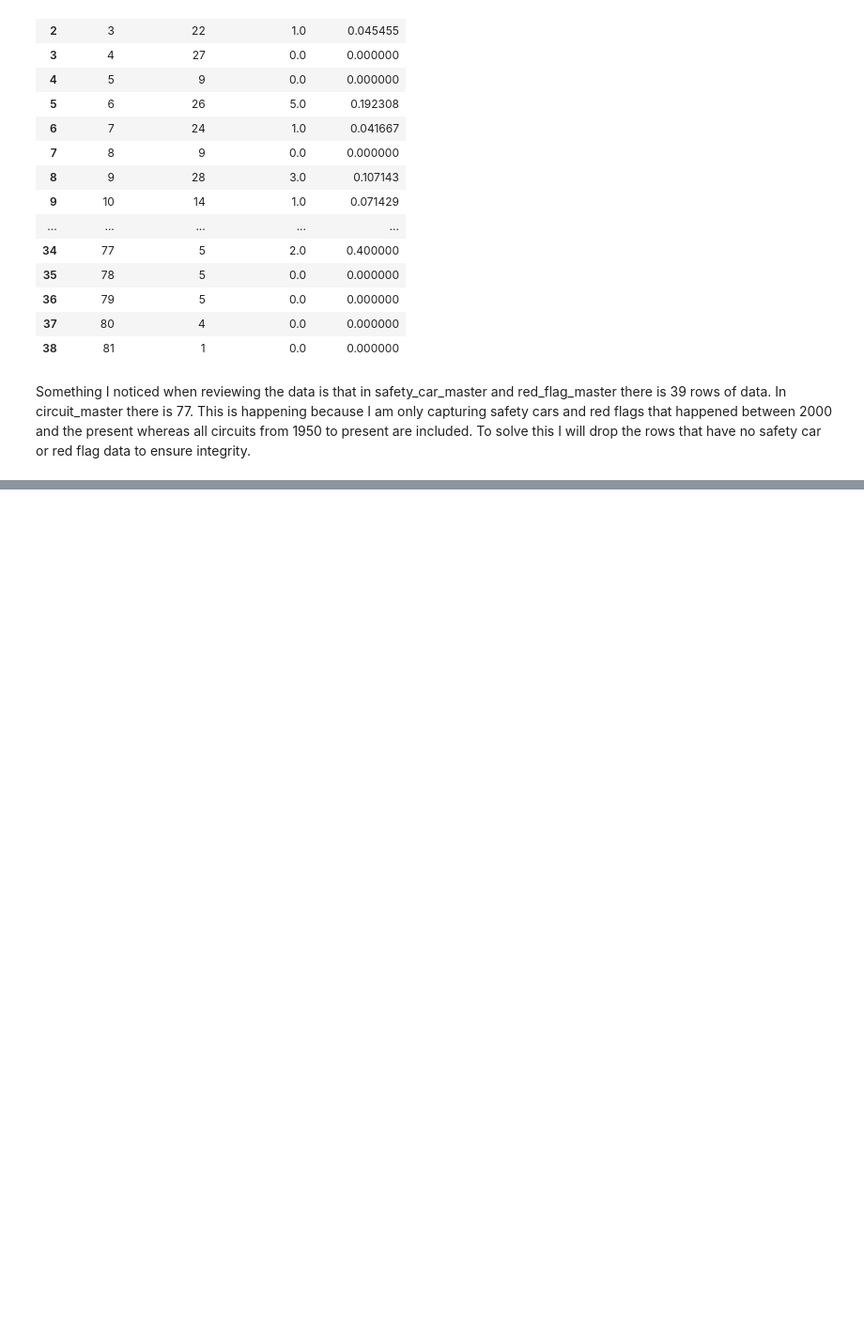
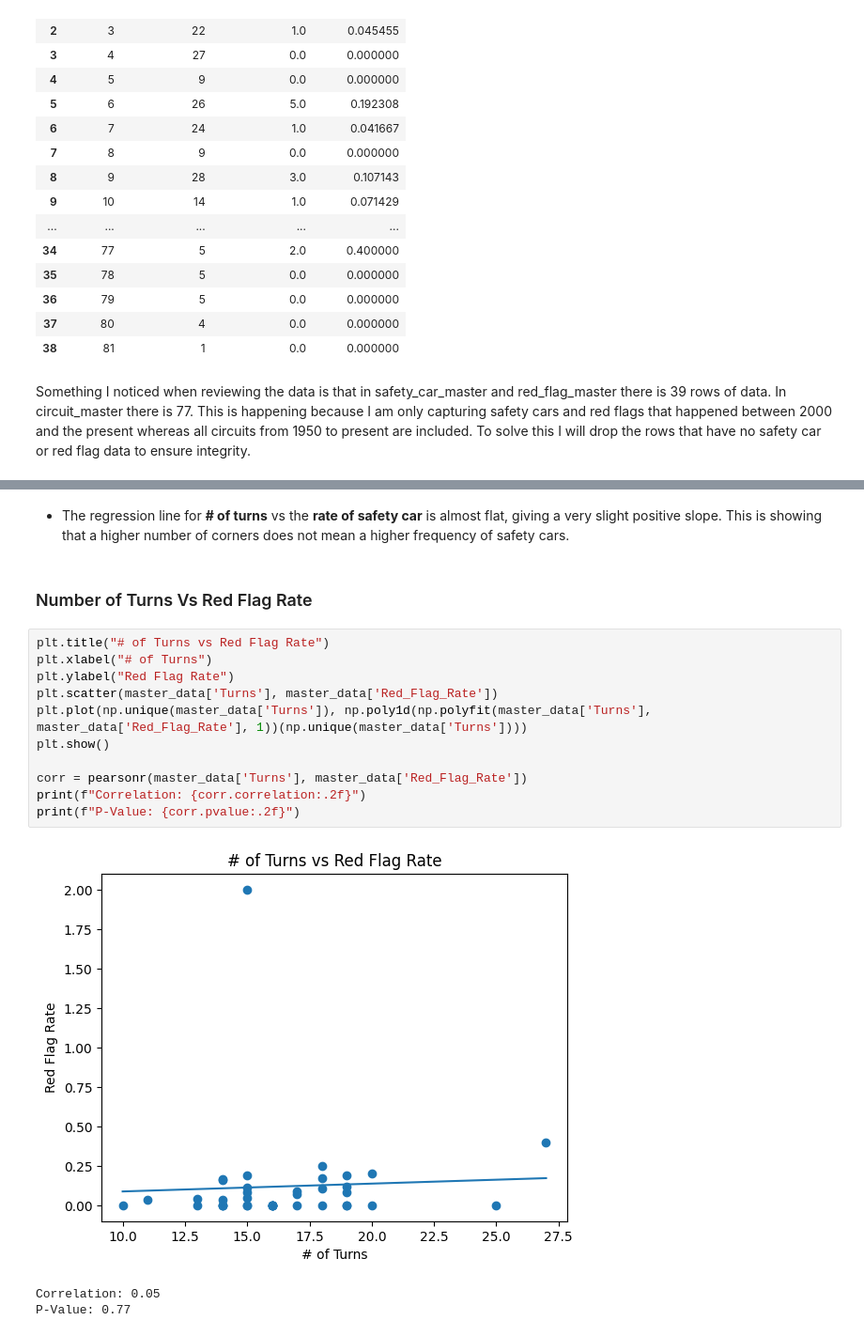
Before and after one commit to LukeHilliard/f1-complexity-index, a Jupyter notebook: analysis.ipynb, the cells around one changed output, grey strips where cells are left out. Shown at 94% size. Drawn from its saved outputs; the diff is of its cells as text; blank space fills up the shorter version.

```diff
--- a/analysis.ipynb
+++ b/analysis.ipynb
@@ -552,0 +628,19 @@ Total rows preserved: 77
+# %% [markdown]
+- The regression line for **# of turns** vs the **rate of safety car** is almost flat, giving a very slight positive slope. This is showing that a higher number of corners does not mean a higher frequency of safety cars.
+# %% [markdown]
+### Number of Turns Vs Red Flag Rate
+# %%
+plt.title("# of Turns vs Red Flag Rate")
+plt.xlabel("# of Turns")
+plt.ylabel("Red Flag Rate")
+plt.scatter(master_data['Turns'], master_data['Red_Flag_Rate'])
+plt.plot(np.unique(master_data['Turns']), np.poly1d(np.polyfit(master_data['Turns'], master_data['Red_Flag_Rate'], 1))(np.unique(master_data['Turns'])))
+plt.show()
+
+corr = pearsonr(master_data['Turns'], master_data['Red_Flag_Rate'])
+print(f"Correlation: {corr.correlation:.2f}")
+print(f"P-Value: {corr.pvalue:.2f}")
+# %% [output]
+[figure, added]
+Correlation: 0.05
+P-Value: 0.77
```
Also changed, not shown: parts of 32 cells of this notebook.
